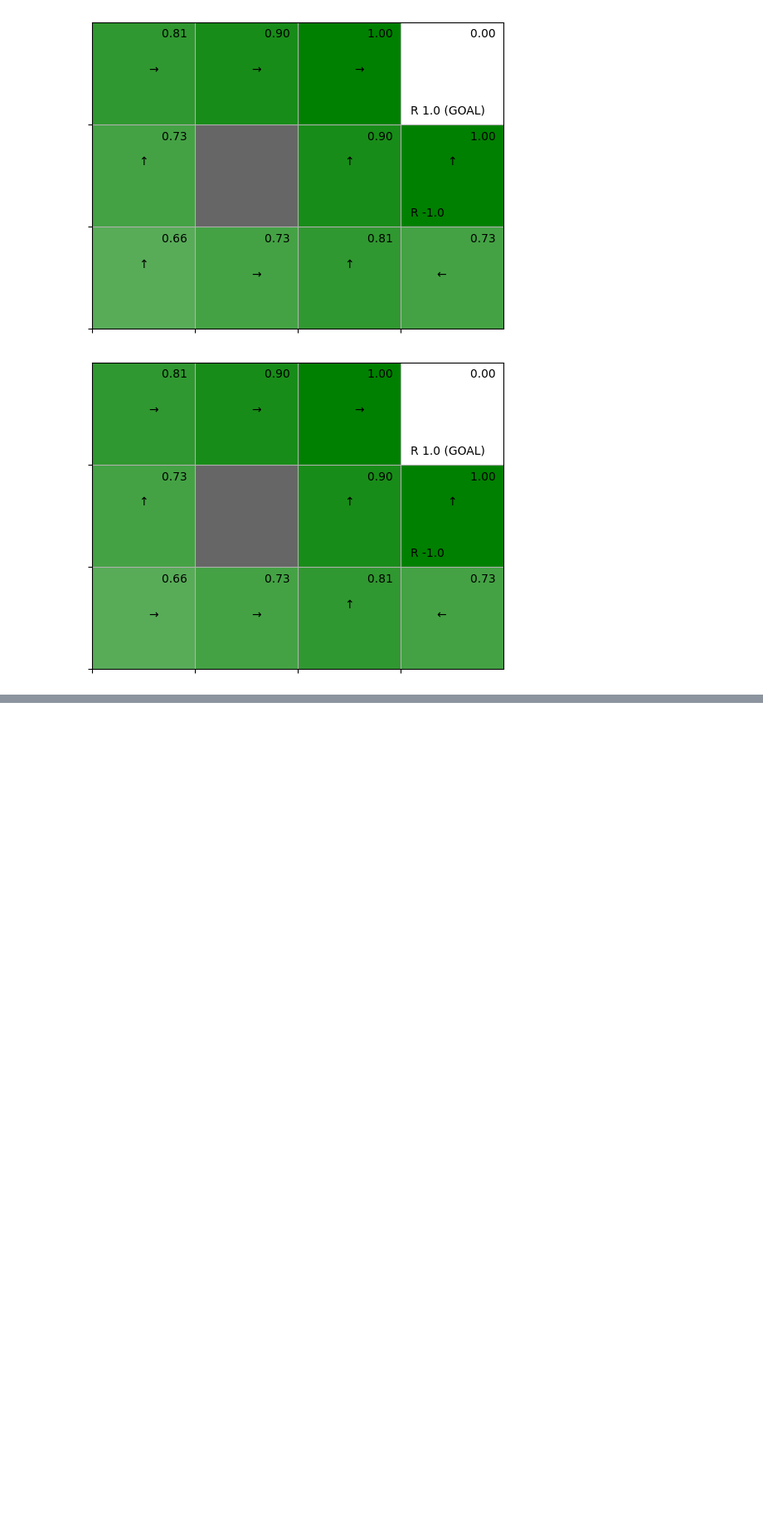
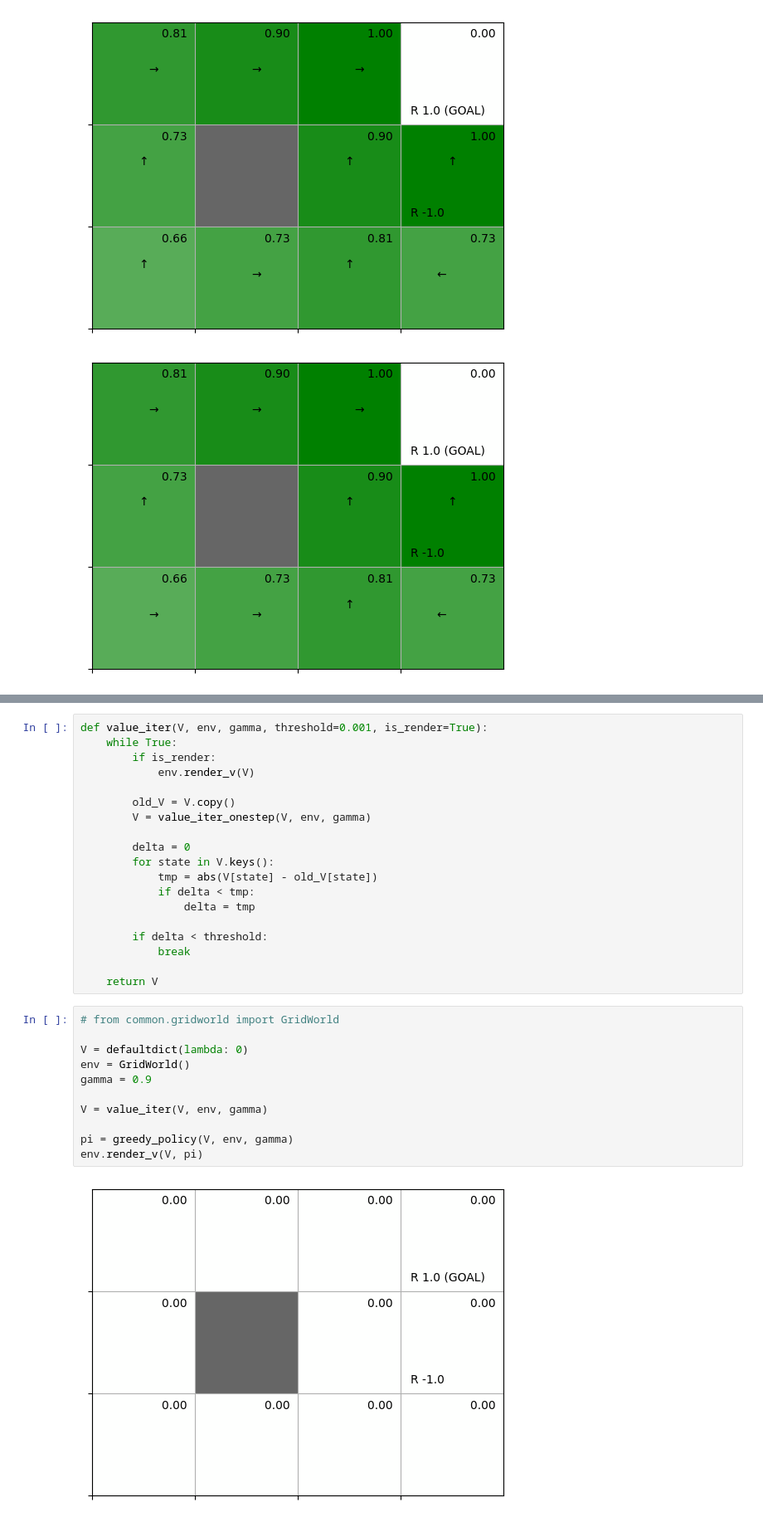
Before and after one commit to Aprilistic/reinforcement_learning, a Jupyter notebook: DL_from_scratch_4/ch04/gridworld.ipynb, the cells around one changed output, grey strips where cells are left out. Shown: that part at 83% size. Cells and saved outputs as stored; diff of their text form; blank space fills up the shorter version.

Commit message:
girdworld value iteration

```diff
--- a/DL_from_scratch_4/ch04/gridworld.ipynb
+++ b/DL_from_scratch_4/ch04/gridworld.ipynb
@@ -175,0 +192,32 @@ pi = policy_iter(env, gamma, is_render=True)
+# %%
+def value_iter(V, env, gamma, threshold=0.001, is_render=True):
+    while True:
+        if is_render:
+            env.render_v(V)
+
+        old_V = V.copy()
+        V = value_iter_onestep(V, env, gamma)
+
+        delta = 0
+        for state in V.keys():
+            tmp = abs(V[state] - old_V[state])
+            if delta < tmp:
+                delta = tmp
+
+        if delta < threshold:
+            break
+
+    return V
+# %%
+# from common.gridworld import GridWorld
+
+V = defaultdict(lambda: 0)
+env = GridWorld()
+gamma = 0.9
+
+V = value_iter(V, env, gamma)
+
+pi = greedy_policy(V, env, gamma)
+env.render_v(V, pi)
+# %% [output]
+[figure, added]
```
Also changed, not shown: parts of 2 cells of this notebook.
